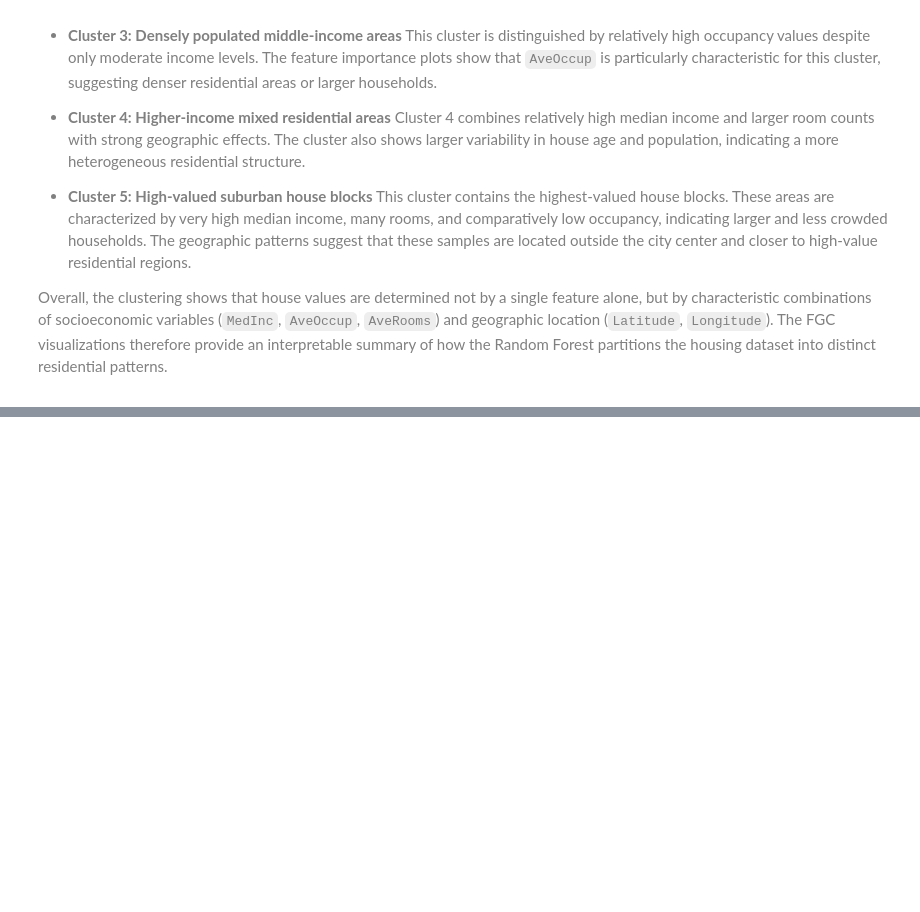
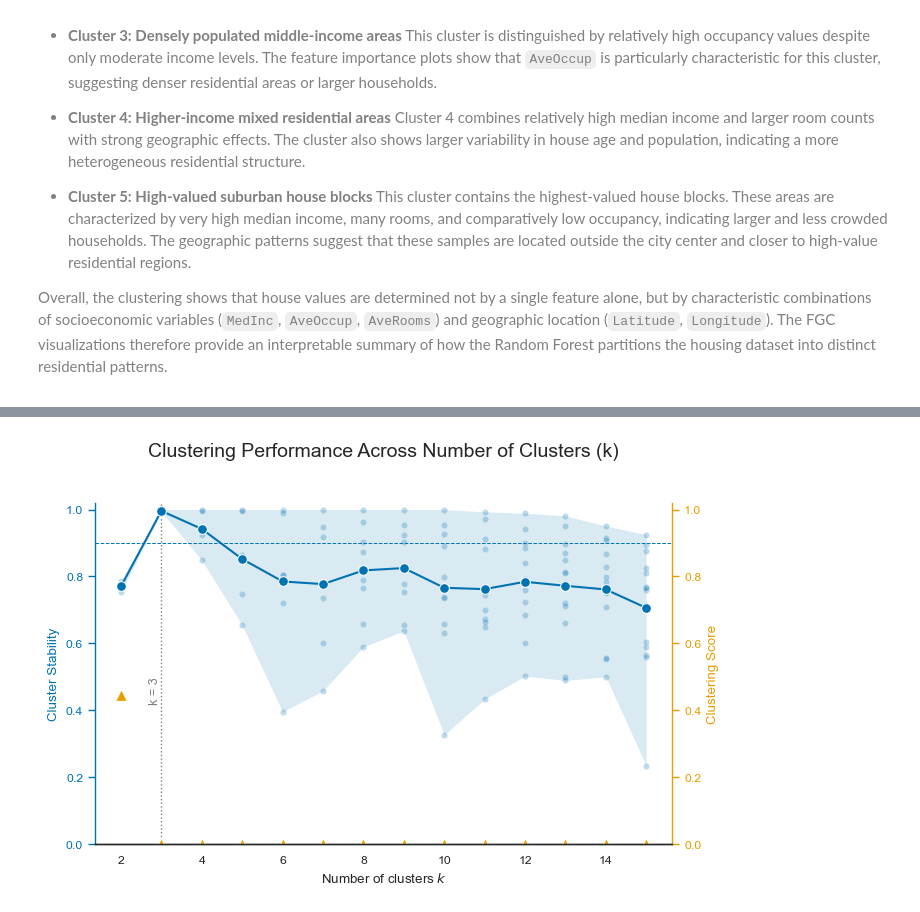
Before and after one commit to aseuteurideu/xai-tutorials, a Jupyter notebook: xai-for-random-forest/Gen-4-Tutorial_FGC.ipynb, the cells around one changed output, grey strips where cells are left out. Saved outputs shown, nothing was run; the diff lists cells and outputs as text; code cells hidden in the pictures; blank space fills up the shorter version.

```diff
--- a/xai-for-random-forest/Gen-4-Tutorial_FGC.ipynb
+++ b/xai-for-random-forest/Gen-4-Tutorial_FGC.ipynb
@@ -298,0 +333,18 @@ Overall, the clustering shows that house values are determined not by a single f
+# %%
+# Load and unpack the data
+with open('../models/model_rf_wine.pickle', 'rb') as handle:
+    data_and_model = pickle.load(handle)
+
+X_train = data_and_model[0]
+X_test = data_and_model[1]
+y_train = data_and_model[2]
+y_test = data_and_model[3]
+model_wine = data_and_model[4]
+
+X_train.head()
+
+# is the model performing reasonably on the training data?
+print(f'Model Performance on training data: {round(model_wine.score(X_train, y_train)*100,2)} % accuracy.')
+
+# is the model performing reasonably on the test data?
+print(f'Model Performance on test data: {round(model_wine.score(X_test, y_test)*100,2)} % accuracy.')
@@ -298,0 +360,14 @@ Overall, the clustering shows that house values are determined not by a single f
+# %%
+# as distance matric we use the proximity distance, which works well for classification tasks
+distance_metric = DistanceRandomForestProximity()
+# then run FGC
+fgc = forest_guided_clustering(
+    k=(2,15),
+    estimator=model_wine,
+    X=X_train,
+    y=y_train,
+    clustering_distance_metric=distance_metric,
+    clustering_strategy=ClusteringKMedoids(method="fasterpam"),
+    JI_discart_value=0.9,
+    n_jobs=4,
+)
@@ -298,0 +395,11 @@ Overall, the clustering shows that house values are determined not by a single f
+# %%
+plot_forest_guided_clustering(
+    ks=fgc.ks,
+    scores=fgc.scores,
+    mean_ji=fgc.mean_ji,
+    cluster_jis=fgc.cluster_jis,
+    best_k=fgc.best_k,
+    JI_discart_value=0.9,
+)
+# %% [output]
+[figure, added]
```
Also changed, not shown: parts of 15 cells of this notebook, 3 other files.
